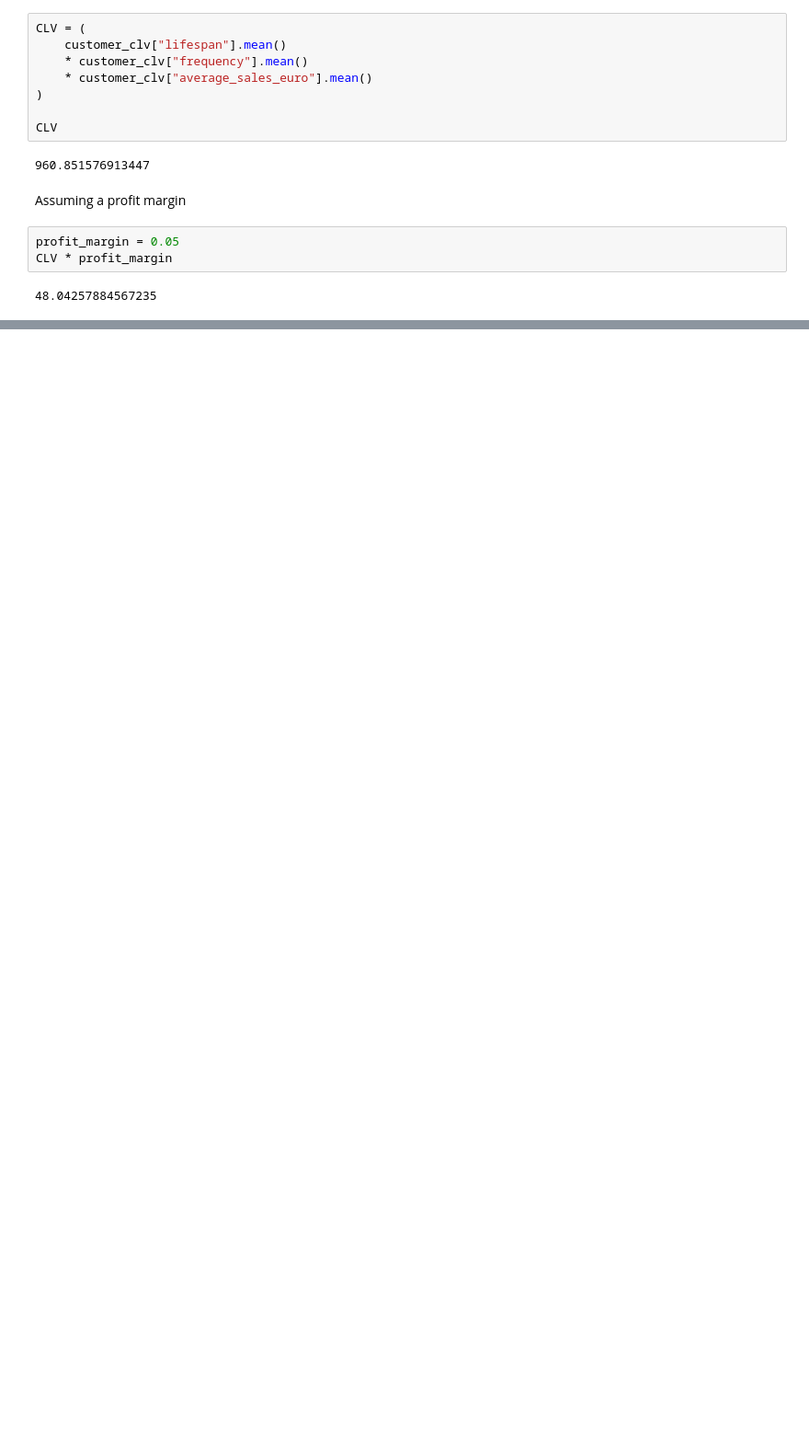
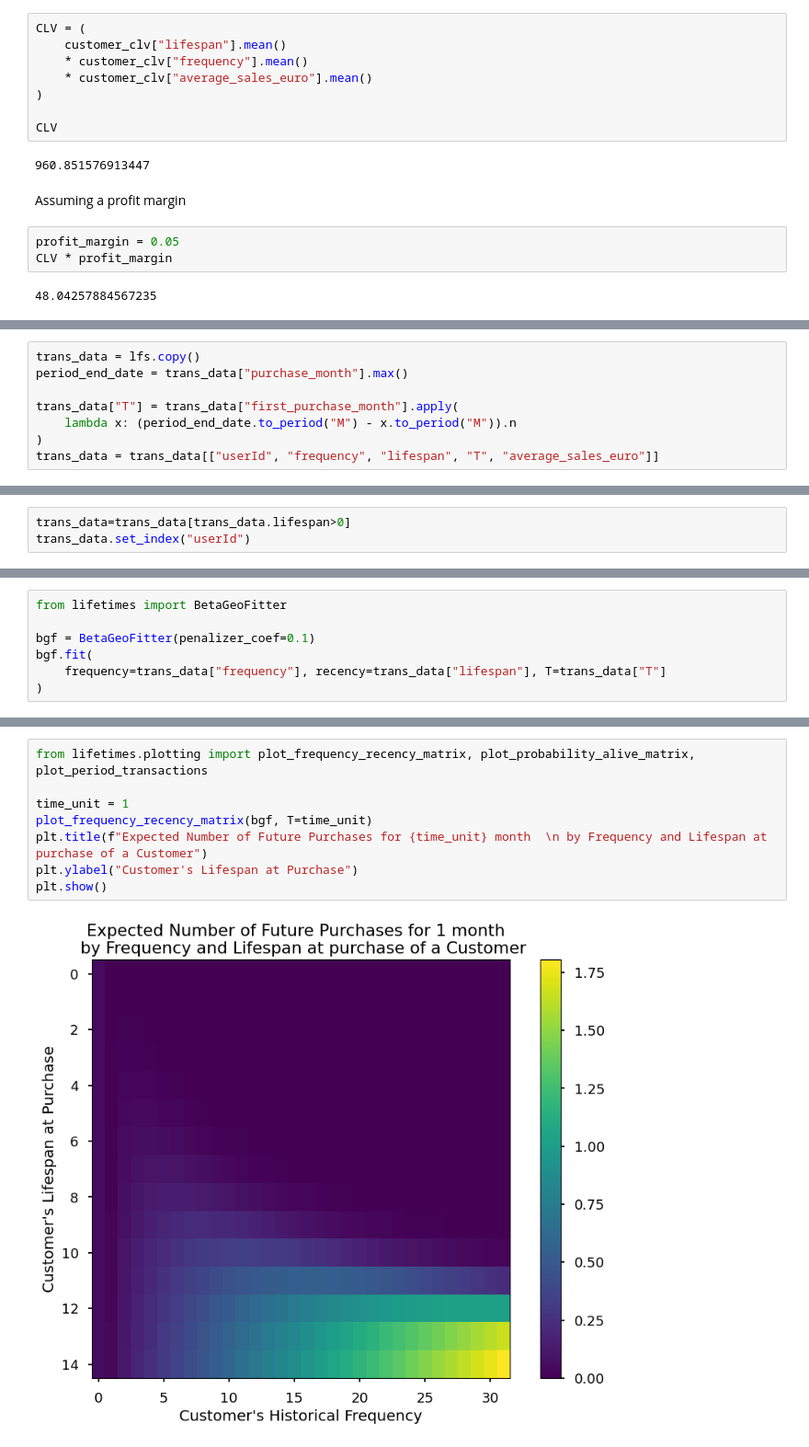
Before and after one commit to kennedyopokuasare/ResqCLV, a Jupyter notebook: customer-lifetime-value-analysis.ipynb, the cells around one changed output, grey strips where cells are left out. Shown at 92% size. Drawn from its saved outputs; the diff is of its cells as text; blank space fills up the shorter version.

```diff
--- a/customer-lifetime-value-analysis.ipynb
+++ b/customer-lifetime-value-analysis.ipynb
@@ -282,0 +308,8 @@ CLV * profit_margin
+# %%
+trans_data = lfs.copy()
+period_end_date = trans_data["purchase_month"].max()
+
+trans_data["T"] = trans_data["first_purchase_month"].apply(
+    lambda x: (period_end_date.to_period("M") - x.to_period("M")).n
+)
+trans_data = trans_data[["userId", "frequency", "lifespan", "T", "average_sales_euro"]]
@@ -282,0 +318,3 @@ CLV * profit_margin
+# %%
+trans_data=trans_data[trans_data.lifespan>0]
+trans_data.set_index("userId")
@@ -282,0 +336,7 @@ CLV * profit_margin
+# %%
+from lifetimes import BetaGeoFitter
+
+bgf = BetaGeoFitter(penalizer_coef=0.1)
+bgf.fit(
+    frequency=trans_data["frequency"], recency=trans_data["lifespan"], T=trans_data["T"]
+)
@@ -282,0 +353,10 @@ CLV * profit_margin
+# %%
+from lifetimes.plotting import plot_frequency_recency_matrix, plot_probability_alive_matrix, plot_period_transactions
+
+time_unit = 1
+plot_frequency_recency_matrix(bgf, T=time_unit)
+plt.title(f"Expected Number of Future Purchases for {time_unit} month  \n by Frequency and Lifespan at purchase of a Customer")
+plt.ylabel("Customer's Lifespan at Purchase")
+plt.show()
+# %% [output]
+[figure, added]
```
Also changed, not shown: parts of 29 cells of this notebook, 5 other files.
